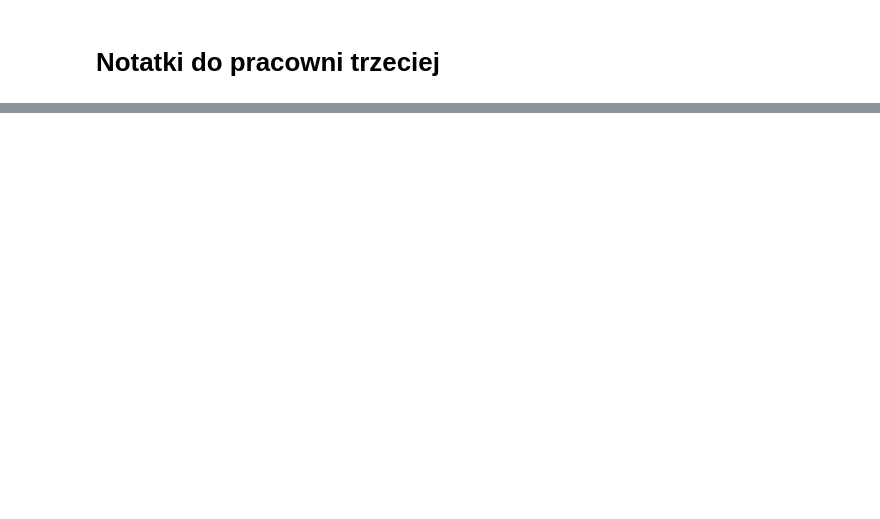
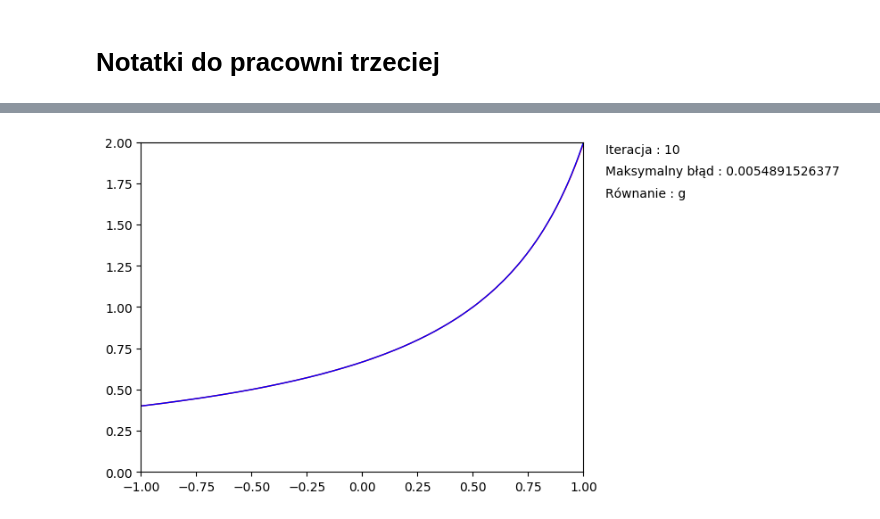
Before and after one commit to matiwertyl2/Studia, a Jupyter notebook: AN_2017_zima/p3/prog/program.ipynb, the cells around one changed output, grey strips where cells are left out. Cells and saved outputs as stored; diff of their text form; code cells hidden in the pictures; blank space fills up the shorter version.

```diff
--- a/AN_2017_zima/p3/prog/program.ipynb
+++ b/AN_2017_zima/p3/prog/program.ipynb
@@ -77,0 +109,4 @@ animate(f, solution, N=10, iters=10, x0=-1, y0=0.4, ymax=2)
+# %%
+animate(g, gsol, N=10, iters=10, x0=gx0, y0=gy0, ymax=2, interval=0.75, eq="g")
+# %% [output]
+[figure, added]
```
Also changed, not shown: parts of 35 cells of this notebook, 57 other files.
